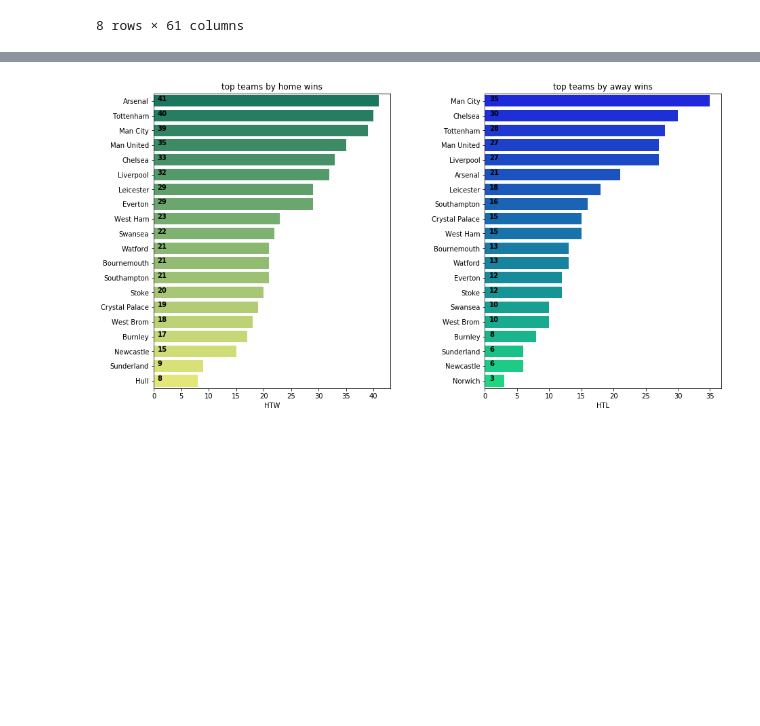
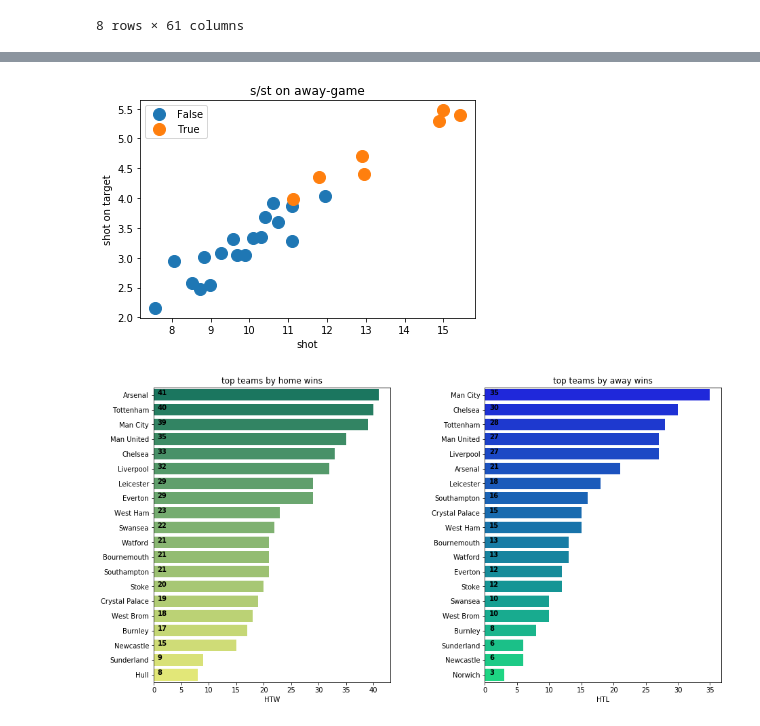
Before and after one commit to sunghoonhong/foot-ball-analysis, a Jupyter notebook: Untitled1.ipynb, the cells around one changed output, grey strips where cells are left out. Cells and saved outputs as stored; diff of their text form; code cells hidden in the pictures; blank space fills up the shorter version.

```diff
--- a/Untitled1.ipynb
+++ b/Untitled1.ipynb
@@ -48,0 +77,15 @@ plt.show()
+# %%
+groups = teamDfAway.groupby('Strong')
+
+fig, ax = plt.subplots()
+ax.margins(0.05)
+for name, group in groups:
+    ax.plot(group.AS, group.AST, marker='o', linestyle='', ms=12, label=name)
+ax.legend()
+
+plt.title("s/st on away-game")
+plt.ylabel('shot on target')
+plt.xlabel('shot')
+plt.show()
+# %% [output]
+[figure, added]
```
Also changed, not shown: parts of 9 cells of this notebook.
